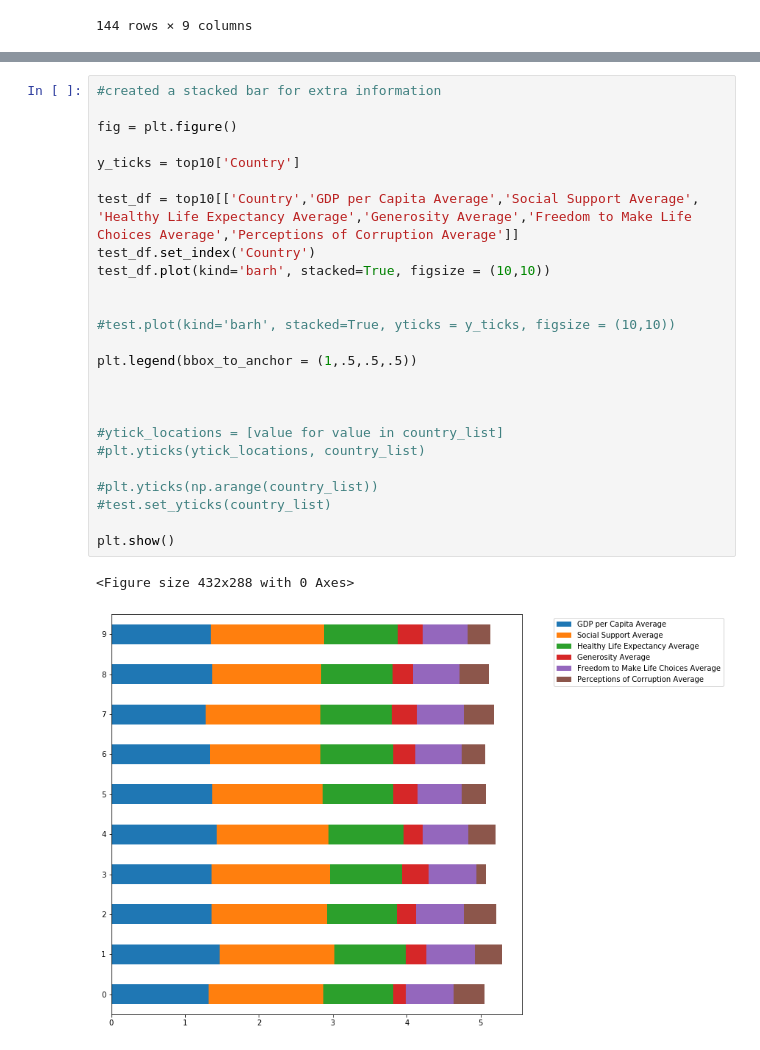
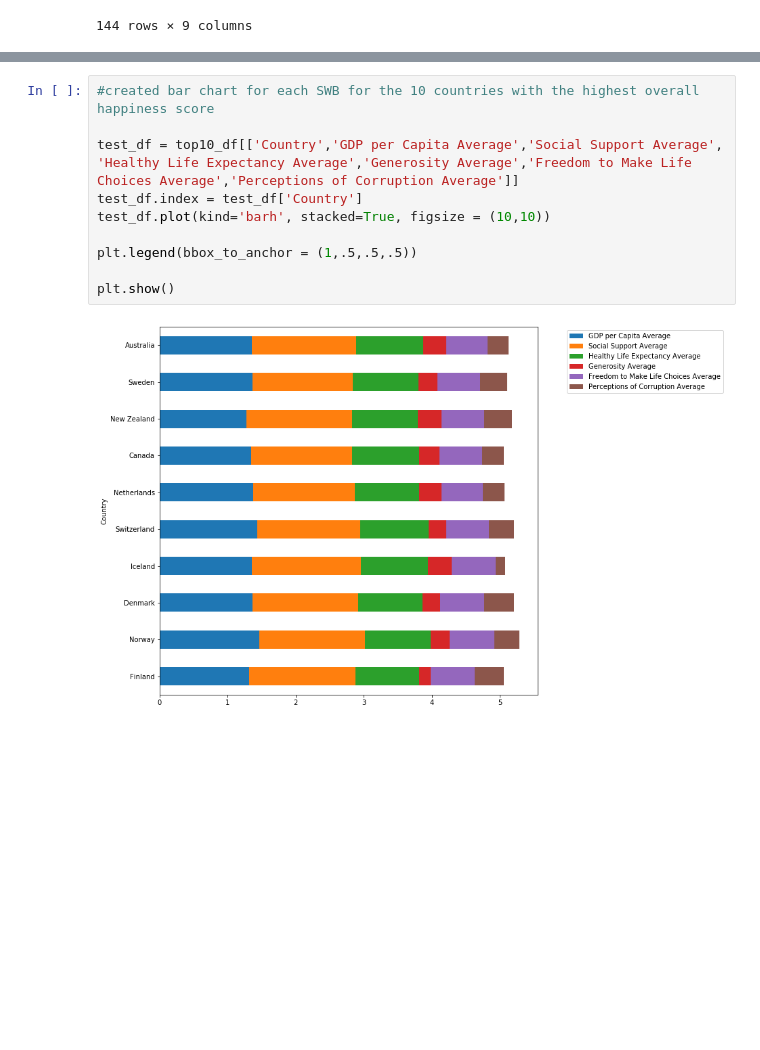
Before and after one commit to nbolt1989/Group_Project_1, a Jupyter notebook: Time for Happiness.ipynb, the cells around one changed output, grey strips where cells are left out. Saved outputs shown, nothing was run; the diff lists cells and outputs as text; blank space fills up the shorter version.

Commit message:
working on stacked chargts - also found issue with our last10_df

```diff
--- a/Time for Happiness.ipynb
+++ b/Time for Happiness.ipynb
@@ -281,28 +281,12 @@ top10_df
 # %%
-#created a stacked bar for extra information
+#created bar chart for each SWB for the 10 countries with the highest overall happiness score
 
-fig = plt.figure()
-
-y_ticks = top10['Country']
-
-test_df = top10[['Country','GDP per Capita Average','Social Support Average', 'Healthy Life Expectancy Average','Generosity Average','Freedom to Make Life Choices Average','Perceptions of Corruption Average']]
-test_df.set_index('Country')
+test_df = top10_df[['Country','GDP per Capita Average','Social Support Average', 'Healthy Life Expectancy Average','Generosity Average','Freedom to Make Life Choices Average','Perceptions of Corruption Average']]
+test_df.index = test_df['Country']
 test_df.plot(kind='barh', stacked=True, figsize = (10,10))
-
-
-#test.plot(kind='barh', stacked=True, yticks = y_ticks, figsize = (10,10))
 
 plt.legend(bbox_to_anchor = (1,.5,.5,.5))
 
-
-
-#ytick_locations = [value for value in country_list]
-#plt.yticks(ytick_locations, country_list)
-
-#plt.yticks(np.arange(country_list))
-#test.set_yticks(country_list)
-
 plt.show()
 # %% [output]
-<Figure size 432x288 with 0 Axes>
-[figure, old version]
+[figure, new version]
```
Also changed, not shown: parts of 2 cells of this notebook.
